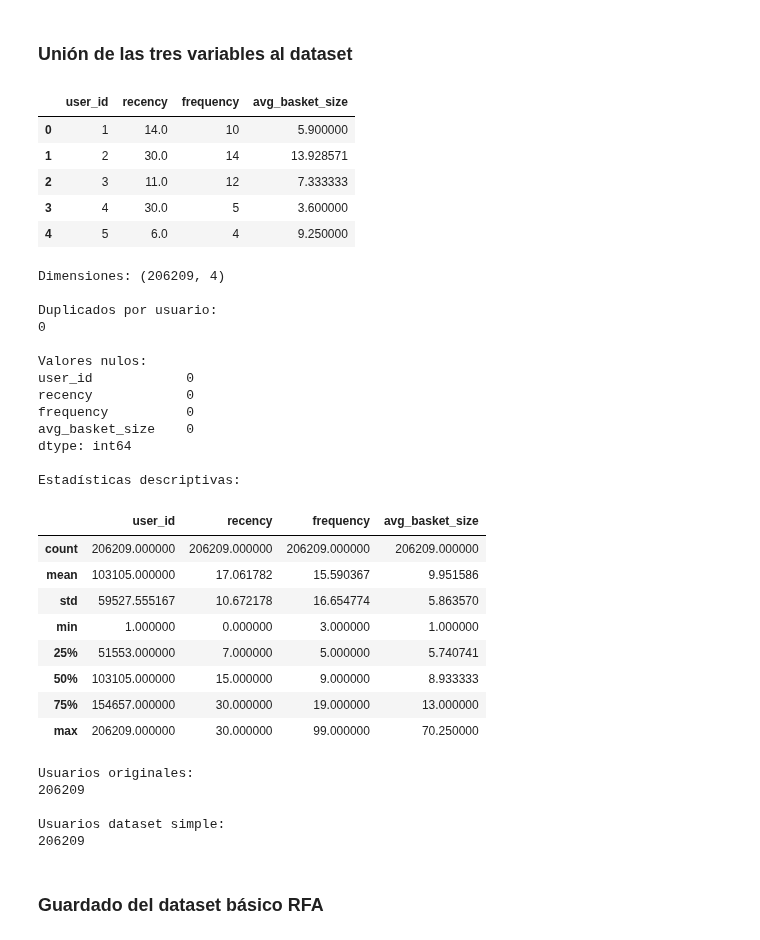
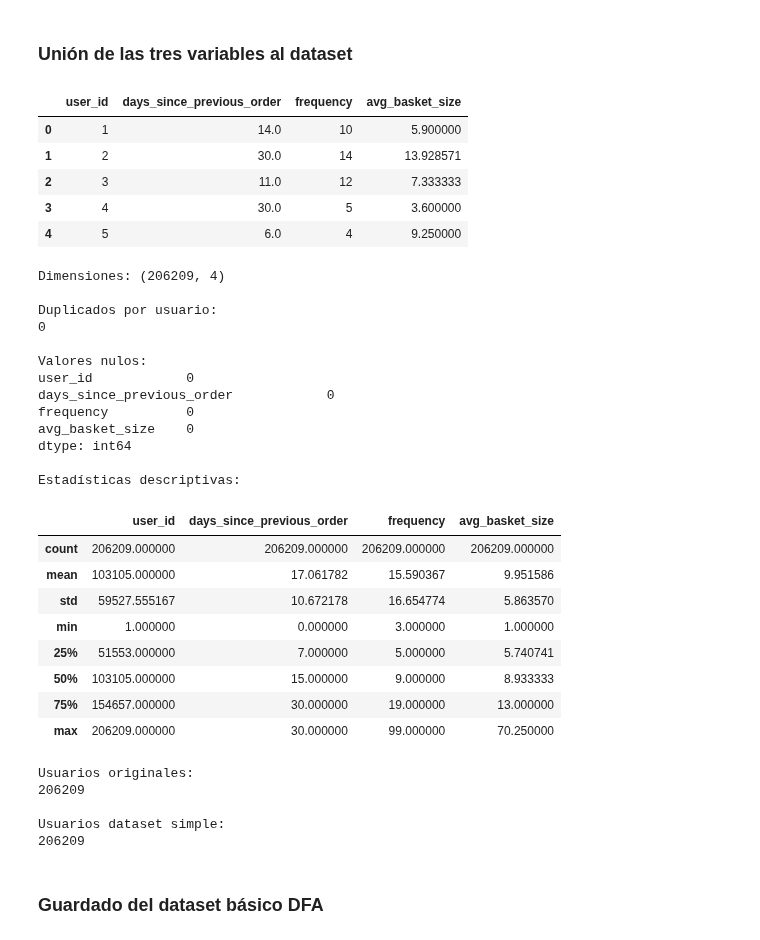
Before and after one commit to ireneguerra/tfm-segmentacion-clientes-big-data, a Jupyter notebook: code/02_data_preparation/01_dfa_instacart.ipynb, the cells around one changed output. Cells and saved outputs as stored; diff of their text form; code cells hidden in the pictures.

```diff
--- a/code/02_data_preparation/01_rfa_instacart.ipynb
+++ b/code/02_data_preparation/01_dfa_instacart.ipynb
@@ -18,11 +18,11 @@ order_products_prior = pd.read_csv(DATA_DIR / "order_products__prior.csv")
 # %% [markdown]
 #### Recency
 # %%
-recency = (
+days_since_previous_order = (
     orders[orders["eval_set"].isin(["train", "test"])]
     [["user_id", "days_since_prior_order"]]
-    .rename(columns={"days_since_prior_order": "recency"})
+    .rename(columns={"days_since_prior_order": "days_since_previous_order"})
 )
 
-recency.head()
+days_since_previous_order.head()
 # %% [output]
@@ -100,14 +100,14 @@ avg_basket.head()
 ### Unión de las tres variables al dataset
 # %%
 instacart_simple = (
-    recency
+    days_since_previous_order
     .merge(frequency, on="user_id", how="inner")
     .merge(avg_basket, on="user_id", how="inner")
 )
 
 instacart_simple.head()
 # %% [output]
-|  | user_id | recency | frequency | avg_basket_size |
+|  | user_id | days_since_previous_order | frequency | avg_basket_size |
 | 0 | 1 | 14.0 | 10 | 5.900000 |
 | 1 | 2 | 30.0 | 14 | 13.928571 |
 | 2 | 3 | 11.0 | 12 | 7.333333 |
@@ -132,13 +132,13 @@ Duplicados por usuario:
 
 Valores nulos:
 user_id            0
-recency            0
+days_since_previous_order            0
 frequency          0
 avg_basket_size    0
 dtype: int64
 
 Estadísticas descriptivas:
-|  | user_id | recency | frequency | avg_basket_size |
+|  | user_id | days_since_previous_order | frequency | avg_basket_size |
 | count | 206209.000000 | 206209.000000 | 206209.000000 | 206209.000000 |
 | mean | 103105.000000 | 17.061782 | 15.590367 | 9.951586 |
 | std | 59527.555167 | 10.672178 | 16.654774 | 5.863570 |
@@ -160,7 +160,7 @@ Usuarios originales:
 Usuarios dataset simple:
 206209
 # %% [markdown]
-### Guardado del dataset básico RFA
+### Guardado del dataset básico DFA
 # %%
 instacart_simple.to_csv("../../simple_datasets/instacart_model_simple.csv",
     index=False
```
Also changed, not shown: parts of 3 cells of this notebook, 9 other files.
